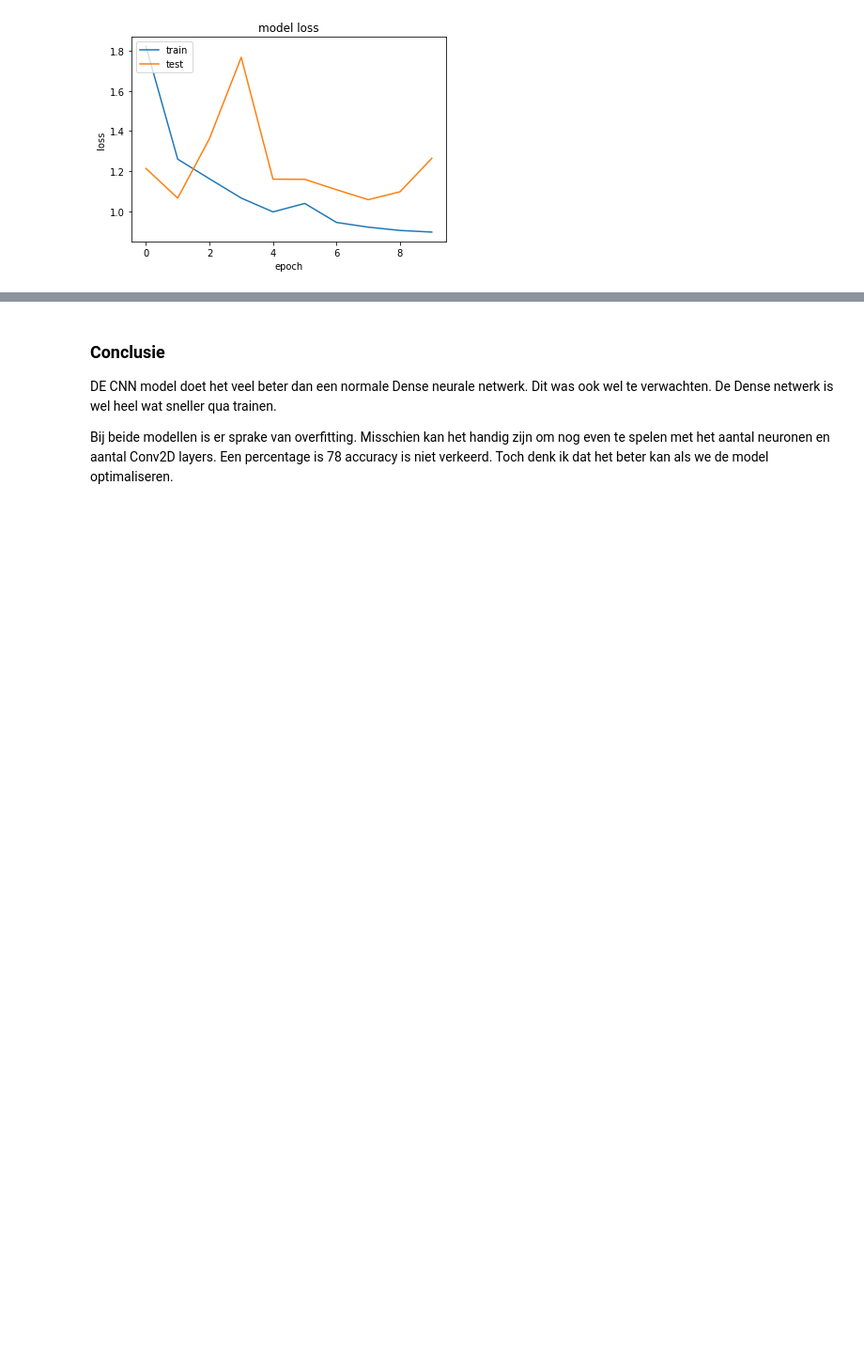
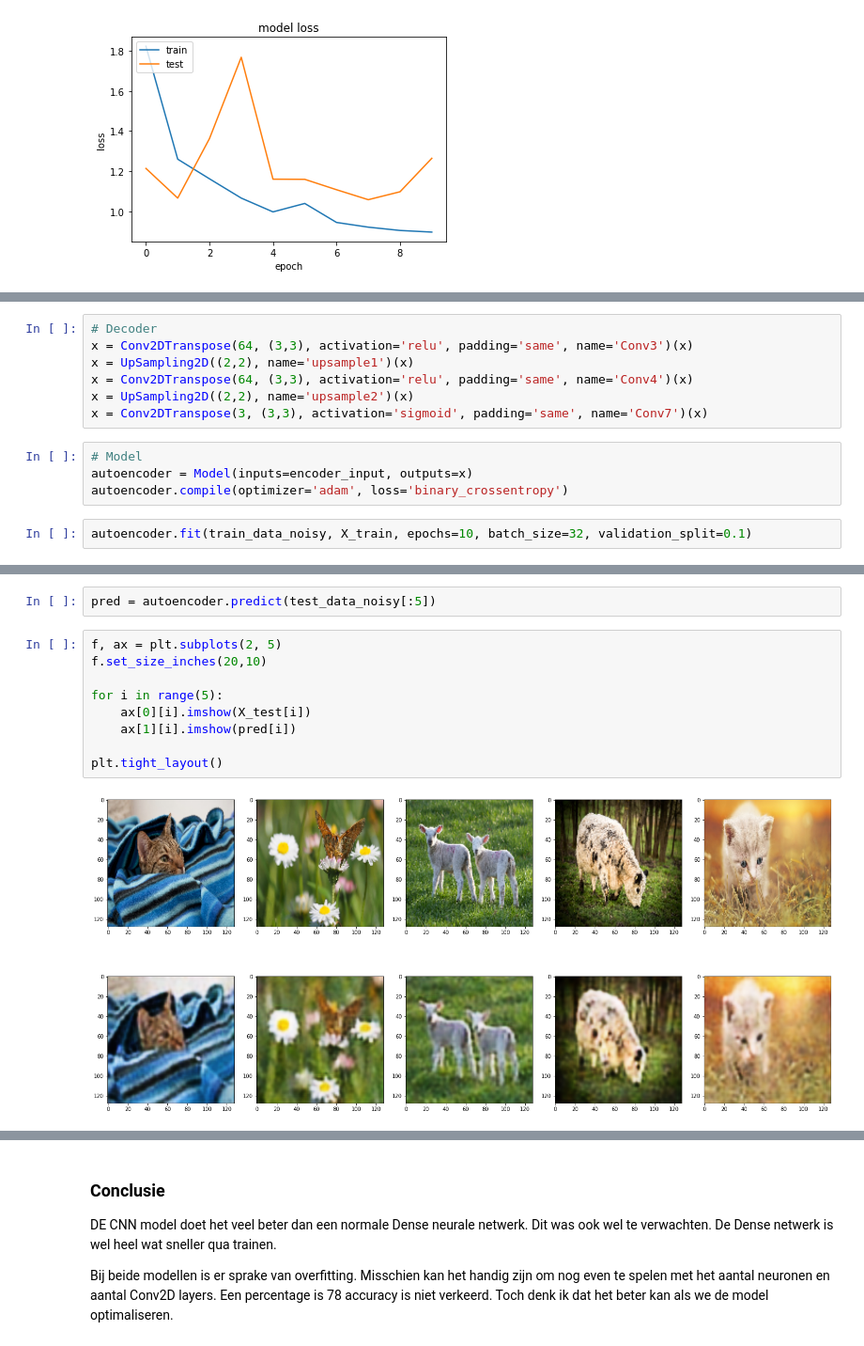
Before and after one commit to Mysurii/Minoi-AAI, a Jupyter notebook: Machine Learning/animals.ipynb, the cells around one changed output, grey strips where cells are left out. Shown at 94% size. Saved outputs shown, nothing was run; the diff lists cells and outputs as text; blank space fills up the shorter version.

```diff
--- a/Machine Learning/animals.ipynb
+++ b/Machine Learning/animals.ipynb
@@ -260,0 +300,13 @@ plt.show()
+# %%
+# Decoder
+x = Conv2DTranspose(64, (3,3), activation='relu', padding='same', name='Conv3')(x)
+x = UpSampling2D((2,2), name='upsample1')(x)
+x = Conv2DTranspose(64, (3,3), activation='relu', padding='same', name='Conv4')(x)
+x = UpSampling2D((2,2), name='upsample2')(x)
+x = Conv2DTranspose(3, (3,3), activation='sigmoid', padding='same', name='Conv7')(x)
+# %%
+# Model
+autoencoder = Model(inputs=encoder_input, outputs=x)
+autoencoder.compile(optimizer='adam', loss='binary_crossentropy')
+# %%
+autoencoder.fit(train_data_noisy, X_train, epochs=10, batch_size=32, validation_split=0.1)
@@ -260,0 +332,13 @@ plt.show()
+# %%
+pred = autoencoder.predict(test_data_noisy[:5])
+# %%
+f, ax = plt.subplots(2, 5)
+f.set_size_inches(20,10)
+
+for i in range(5):
+    ax[0][i].imshow(X_test[i])
+    ax[1][i].imshow(pred[i])
+
+plt.tight_layout()
+# %% [output]
+[figure, added]
```
Also changed, not shown: parts of 10 cells of this notebook.
